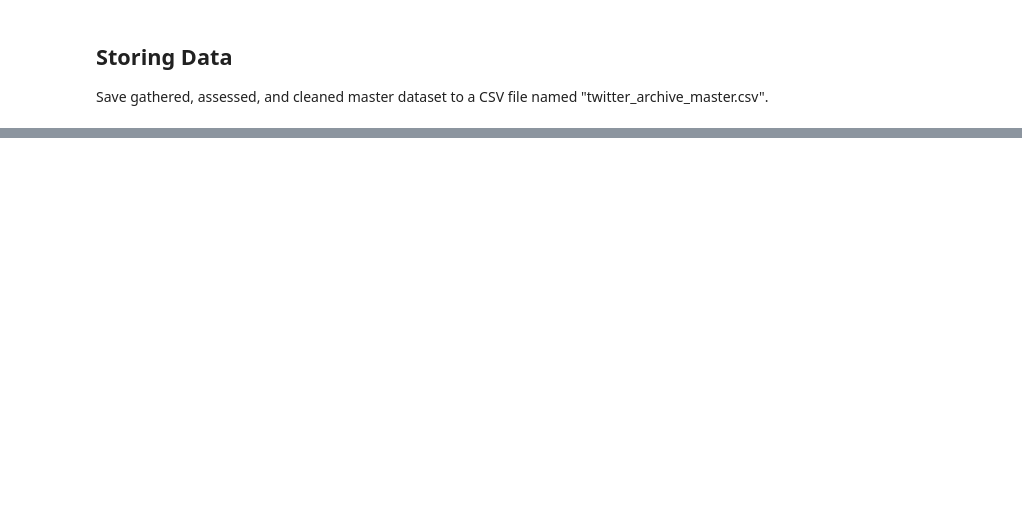
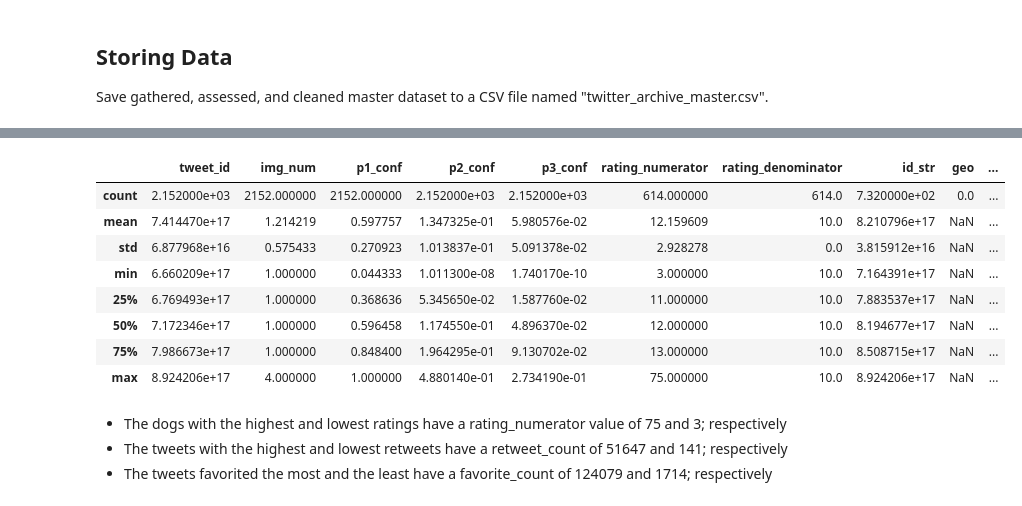
Before and after one commit to IsaacMwendwa/Udacity-Data-Analyst-Nanodegree-Project-2, a Jupyter notebook: wrangle_act.ipynb, the cells around one changed output, grey strips where cells are left out. Cells and saved outputs as stored; diff of their text form; code cells hidden in the pictures; blank space fills up the shorter version.

```diff
--- a/wrangle_act.ipynb
+++ b/wrangle_act.ipynb
@@ -721,0 +1488,17 @@ In this section, analyze and visualize your wrangled data. You must produce at l
+# %%
+# Displaying descriptive statistics
+twitter_master_df.describe()
+# %% [output]
+|  | tweet_id | img_num | p1_conf | p2_conf | p3_conf | rating_numerator | rating_denominator | id_str | geo | ... |
+| count | 2.152000e+03 | 2152.000000 | 2152.000000 | 2.152000e+03 | 2.152000e+03 | 614.000000 | 614.0 | 7.320000e+02 | 0.0 | ... |
+| mean | 7.414470e+17 | 1.214219 | 0.597757 | 1.347325e-01 | 5.980576e-02 | 12.159609 | 10.0 | 8.210796e+17 | NaN | ... |
+| std | 6.877968e+16 | 0.575433 | 0.270923 | 1.013837e-01 | 5.091378e-02 | 2.928278 | 0.0 | 3.815912e+16 | NaN | ... |
+| min | 6.660209e+17 | 1.000000 | 0.044333 | 1.011300e-08 | 1.740170e-10 | 3.000000 | 10.0 | 7.164391e+17 | NaN | ... |
+| 25% | 6.769493e+17 | 1.000000 | 0.368636 | 5.345650e-02 | 1.587760e-02 | 11.000000 | 10.0 | 7.883537e+17 | NaN | ... |
+| 50% | 7.172346e+17 | 1.000000 | 0.596458 | 1.174550e-01 | 4.896370e-02 | 12.000000 | 10.0 | 8.194677e+17 | NaN | ... |
+| 75% | 7.986673e+17 | 1.000000 | 0.848400 | 1.964295e-01 | 9.130702e-02 | 13.000000 | 10.0 | 8.508715e+17 | NaN | ... |
+| max | 8.924206e+17 | 4.000000 | 1.000000 | 4.880140e-01 | 2.734190e-01 | 75.000000 | 10.0 | 8.924206e+17 | NaN | ... |
+# %% [markdown]
+* The dogs with the highest and lowest ratings have a rating_numerator value of 75 and 3; respectively
+* The tweets with the highest and lowest retweets have a retweet_count of 51647 and 141; respectively
+* The tweets favorited the most and the least have a favorite_count of 124079 and 1714; respectively
```
Also changed, not shown: parts of 180 cells of this notebook.
